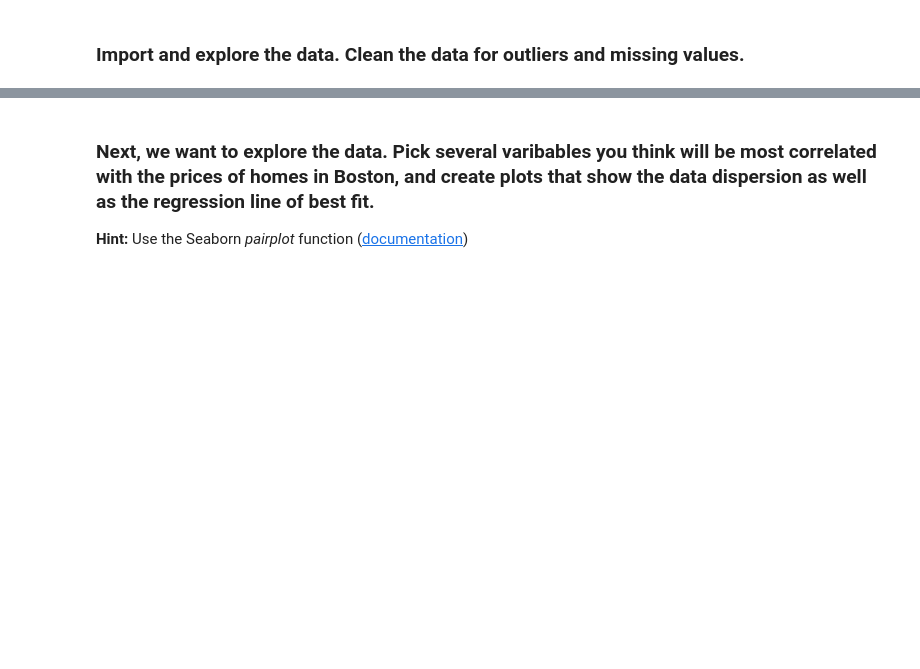
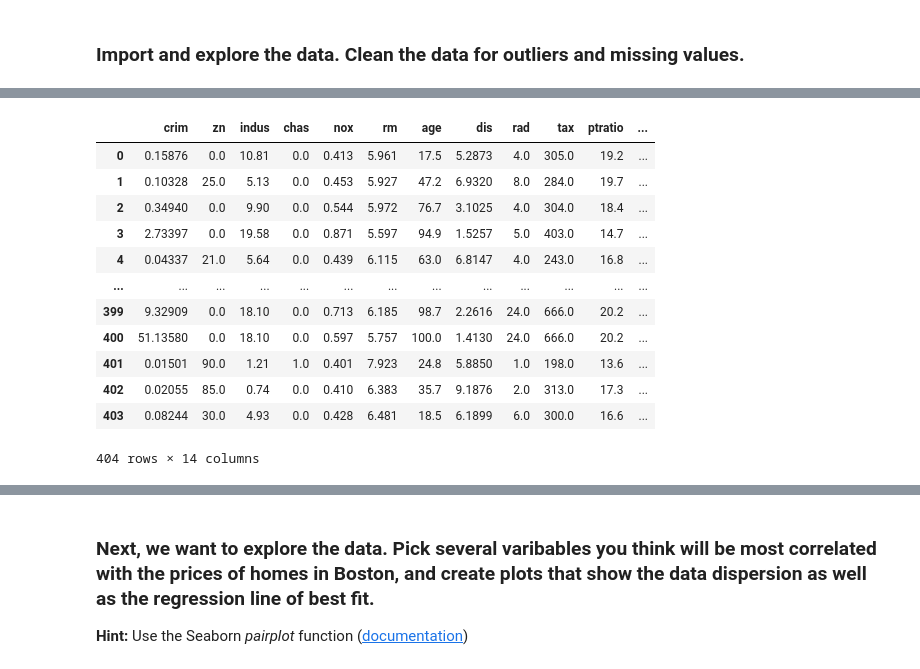
Before and after one commit to ta-data-remote/lab-problems-with-ML, a Jupyter notebook: your-code/lab_boston_housing.ipynb, the cells around one changed output, grey strips where cells are left out. Saved outputs shown, nothing was run; the diff lists cells and outputs as text; code cells hidden in the pictures; blank space fills up the shorter version.

```diff
--- a/your-code/lab_boston_housing.ipynb
+++ b/your-code/lab_boston_housing.ipynb
@@ -29,0 +22,16 @@ import matplotlib.pyplot as plt
+# %%
+boston
+# %% [output]
+|  | crim | zn | indus | chas | nox | rm | age | dis | rad | tax | ptratio | ... |
+| 0 | 0.15876 | 0.0 | 10.81 | 0.0 | 0.413 | 5.961 | 17.5 | 5.2873 | 4.0 | 305.0 | 19.2 | ... |
+| 1 | 0.10328 | 25.0 | 5.13 | 0.0 | 0.453 | 5.927 | 47.2 | 6.9320 | 8.0 | 284.0 | 19.7 | ... |
+| 2 | 0.34940 | 0.0 | 9.90 | 0.0 | 0.544 | 5.972 | 76.7 | 3.1025 | 4.0 | 304.0 | 18.4 | ... |
+| 3 | 2.73397 | 0.0 | 19.58 | 0.0 | 0.871 | 5.597 | 94.9 | 1.5257 | 5.0 | 403.0 | 14.7 | ... |
+| 4 | 0.04337 | 21.0 | 5.64 | 0.0 | 0.439 | 6.115 | 63.0 | 6.8147 | 4.0 | 243.0 | 16.8 | ... |
+| ... | ... | ... | ... | ... | ... | ... | ... | ... | ... | ... | ... | ... |
+| 399 | 9.32909 | 0.0 | 18.10 | 0.0 | 0.713 | 6.185 | 98.7 | 2.2616 | 24.0 | 666.0 | 20.2 | ... |
+| 400 | 51.13580 | 0.0 | 18.10 | 0.0 | 0.597 | 5.757 | 100.0 | 1.4130 | 24.0 | 666.0 | 20.2 | ... |
+| 401 | 0.01501 | 90.0 | 1.21 | 1.0 | 0.401 | 7.923 | 24.8 | 5.8850 | 1.0 | 198.0 | 13.6 | ... |
+| 402 | 0.02055 | 85.0 | 0.74 | 0.0 | 0.410 | 6.383 | 35.7 | 9.1876 | 2.0 | 313.0 | 17.3 | ... |
+| 403 | 0.08244 | 30.0 | 4.93 | 0.0 | 0.428 | 6.481 | 18.5 | 6.1899 | 6.0 | 300.0 | 16.6 | ... |
+404 rows × 14 columns
```
Also changed, not shown: parts of 32 cells of this notebook, 1 other file.
